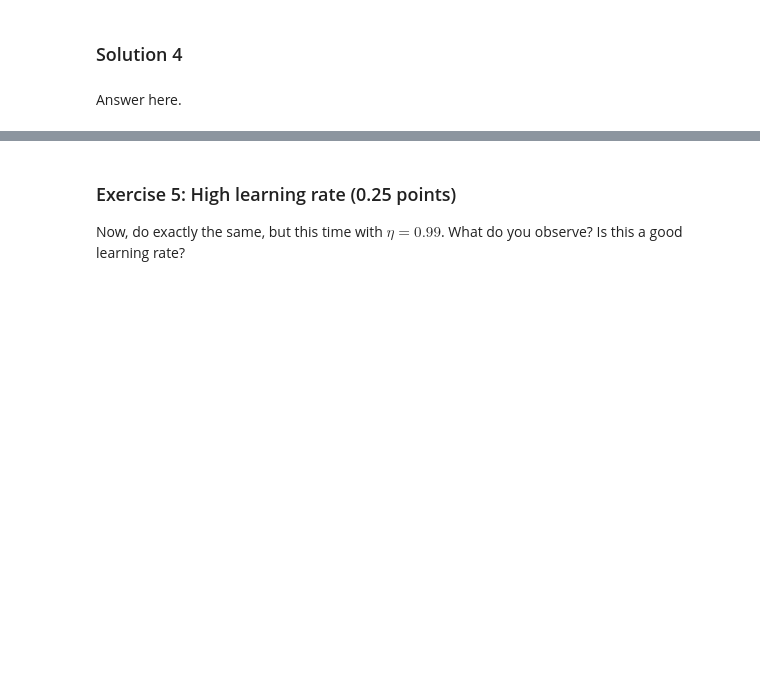
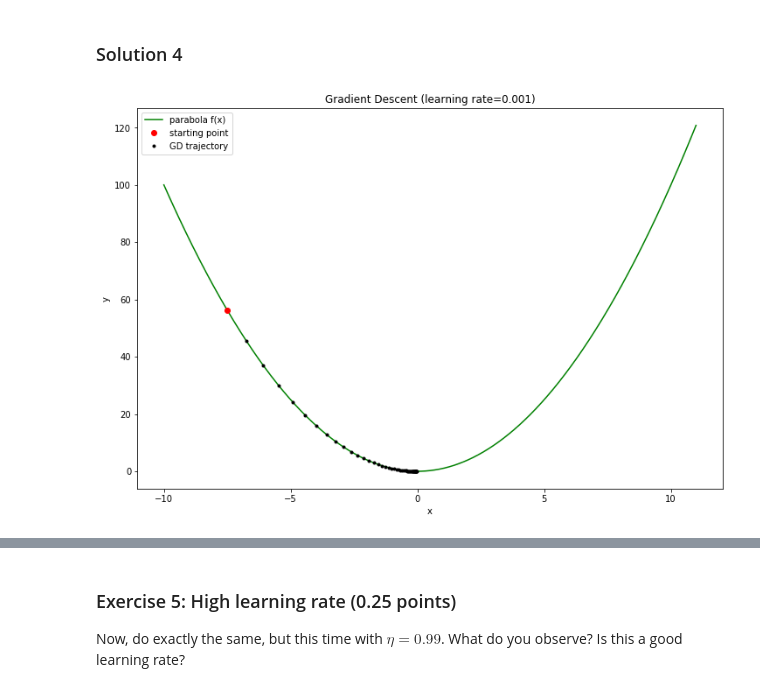
Before and after one commit to AjinkyaIndulkar/neural-networks-1920, a Jupyter notebook: P2 - Optimization/Chapter_03_optimization.ipynb, the cells around one changed output, grey strips where cells are left out. Drawn from its saved outputs; the diff is of its cells as text; code cells hidden in the pictures; blank space fills up the shorter version.

```diff
--- a/P2 - Optimization/Chapter_03_optimization.ipynb
+++ b/P2 - Optimization/Chapter_03_optimization.ipynb
@@ -63,2 +113,23 @@ Now, do exactly the same, but this time with $\eta=0.05$. What do you observe? I
-# %% [markdown]
-Answer here.
+# %%
+# Run gradient descent, get gradient descent trajectory x and y
+x0 = -7.5
+eta = 0.05
+n = 50
+x, y = gradient_descent(f, df, x0, eta, n)
+
+# Plot parabola f(x), starting point, gradient descent trajectory (x vs. y)
+
+# create x range for calculating f(x)
+x_range = np.arange(-10, 11, 0.01)
+# plot figures
+plt.figure(figsize=(12,8))
+plt.plot(x_range, f(x_range), 'g-', label='parabola f(x)')
+plt.plot(x0, f(x0), 'ro', label='starting point')
+plt.plot(x, y, 'k.', label='GD trajectory')
+plt.xlabel('x')
+plt.ylabel('y')
+plt.title('Gradient Descent (learning rate=0.001)')
+plt.legend(loc='best')
+plt.show()
+# %% [output]
+[figure, added]
```
Also changed, not shown: parts of 18 cells of this notebook, 1 other file.
